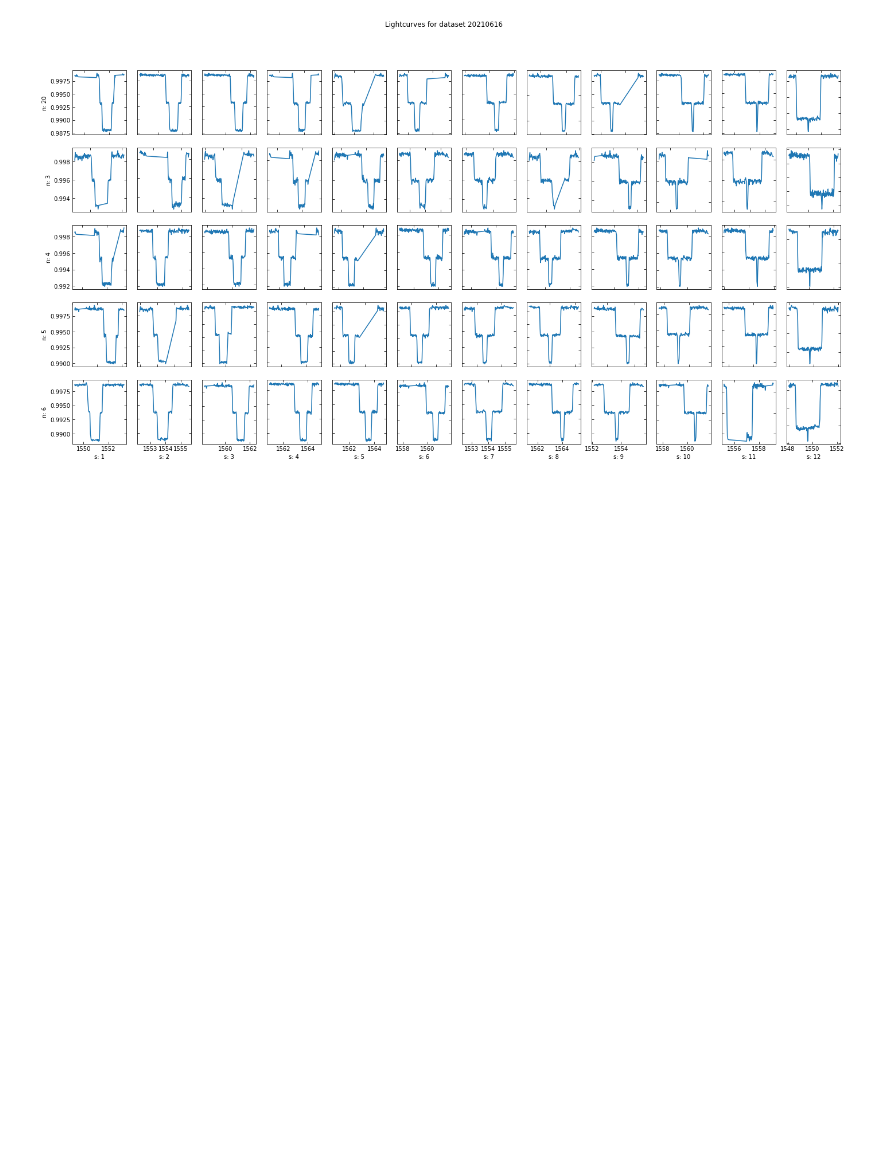
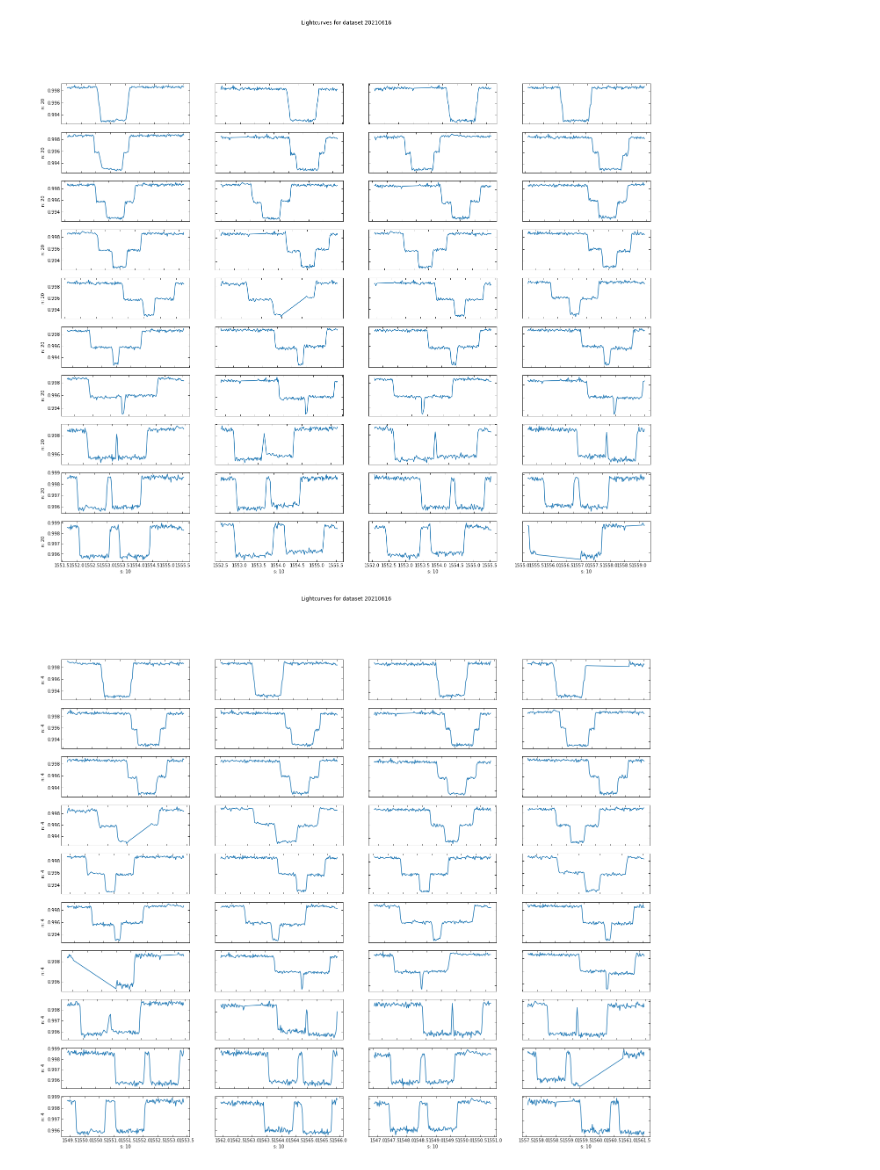
Before and after one commit to joshua-bromley/tessSignalInjection, a Jupyter notebook: Summer2021/injectSignal.ipynb, the cells around one changed output. Saved outputs shown, nothing was run; the diff lists cells and outputs as text; code cells hidden in the pictures; blank space fills up the shorter version.

Commit message:
Started dataset generation

```diff
--- a/Summer2021/injectSignal.ipynb
+++ b/Summer2021/injectSignal.ipynb
@@ -183,25 +176,30 @@ for i in range(4):##Inject each of the 25 signals into a light curve
 # %%
-fig, axs = plt.subplots(5,12, figsize = (24,12))
-for i in range(5):
-    for j in range(12):
-        n = i + 2
-        if n == 2:
-            n = 20
-        prop = 0.512 * 1.25**j
-        times,_,pcalc, midTime = loadTESSLC("tesslc_"+tessCurves[5])
-        filename = "n"+str(n)+"s" +str(j+3)
-        overlapTimes, planetLC = loadSignal(filename)
-        pcaTimes, pcalc = injectSignal(times, pcalc, overlapTimes, planetLC, midTime)
-        overlapTimes, sumLC = cutLightCurve(pcaTimes, pcalc, midTime - 2, midTime+2)
-        axs[i][j].plot(overlapTimes, sumLC)
-        axs[i][j].tick_params(direction = "in", which = "major", length = 4, top = True, right = True)
-        axs[i][j].tick_params(direction = "in", which = "minor", length = 2, top = True, right = True)
-        #axs[i][j].axis('off')
-        axs[i][j].set_ylabel("n: "+ str(n))
-        axs[i][j].set_xlabel("s: "+str(j+1))
-        for ax in axs.flat:
-            ax.label_outer()
-fig.suptitle("Lightcurves for dataset 20210616")
-plt.show()
+
+
+for k in range(2):
+    fig, axs = plt.subplots(10,4, figsize = (24,20))
+    for l in range(4):
+        i = 2*k + l
+        for j in range(10):
+            n = i + 2
+            if n == 2:
+                n = 20
+            prop = 0.512 * 1.25**j
+            times,_,pcalc, midTime = loadTESSLC("tesslc_"+tessCurves[5])
+            filename = "c"+str(int(i/3))+str(i%3)+"s"+str(2*j+1)
+            overlapTimes, planetLC = loadSignal(filename)
+            pcaTimes, pcalc = injectSignal(times, pcalc, overlapTimes, planetLC, midTime)
+            overlapTimes, sumLC = cutLightCurve(pcaTimes, pcalc, midTime - 2, midTime+2)
+            axs[j][l].plot(overlapTimes, sumLC)
+            axs[j][l].tick_params(direction = "in", which = "major", length = 4, top = True, right = True)
+            axs[j][l].tick_params(direction = "in", which = "minor", length = 2, top = True, right = True)
+            #axs[i][j].axis('off')
+            axs[j][l].set_ylabel("n: "+ str(n))
+            axs[j][l].set_xlabel("s: "+str(j+1))
+            for ax in axs.flat:
+                ax.label_outer()
+    fig.suptitle("Lightcurves for dataset 20210616")
+    plt.show()
 # %% [output]
-[figure, old version]
+[figure, new version]
+[figure, added]
```
Also changed, not shown: parts of 1 cell of this notebook, 1 other file.
